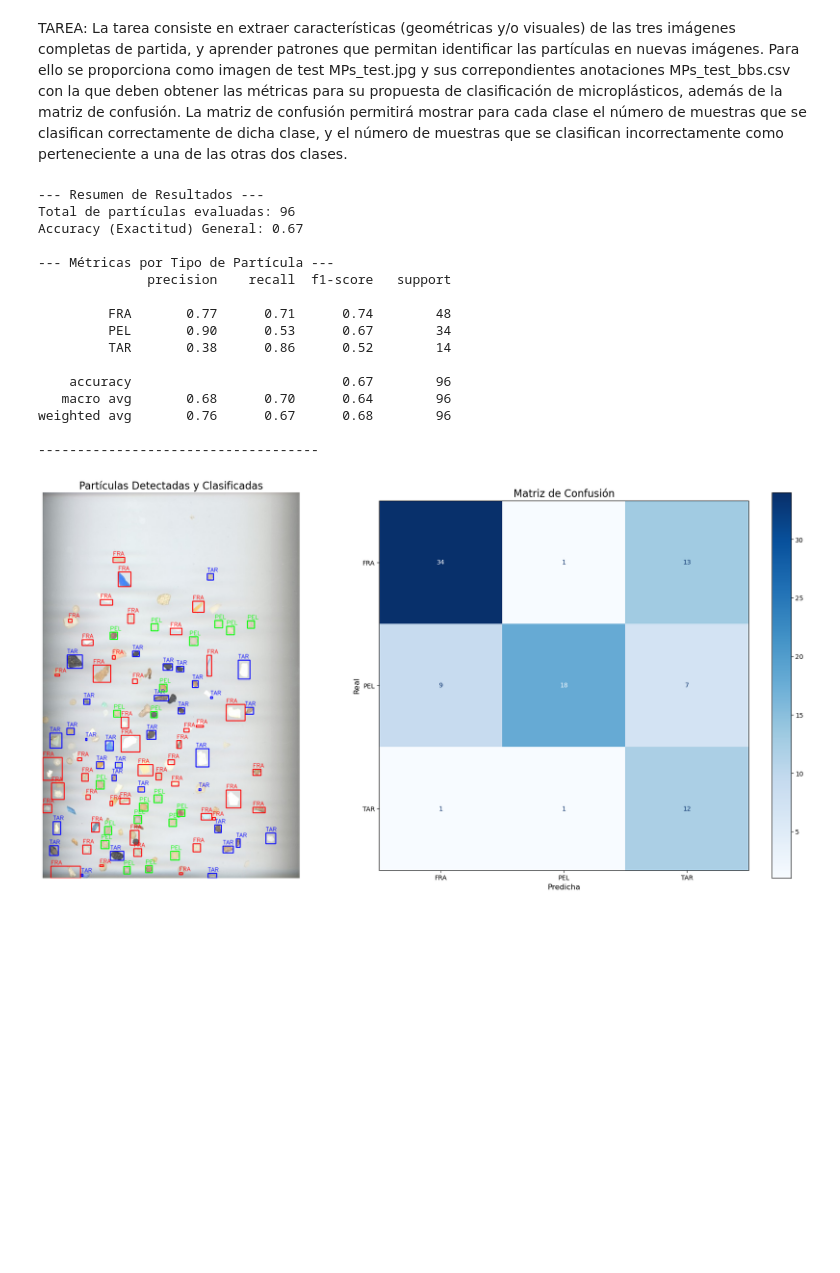
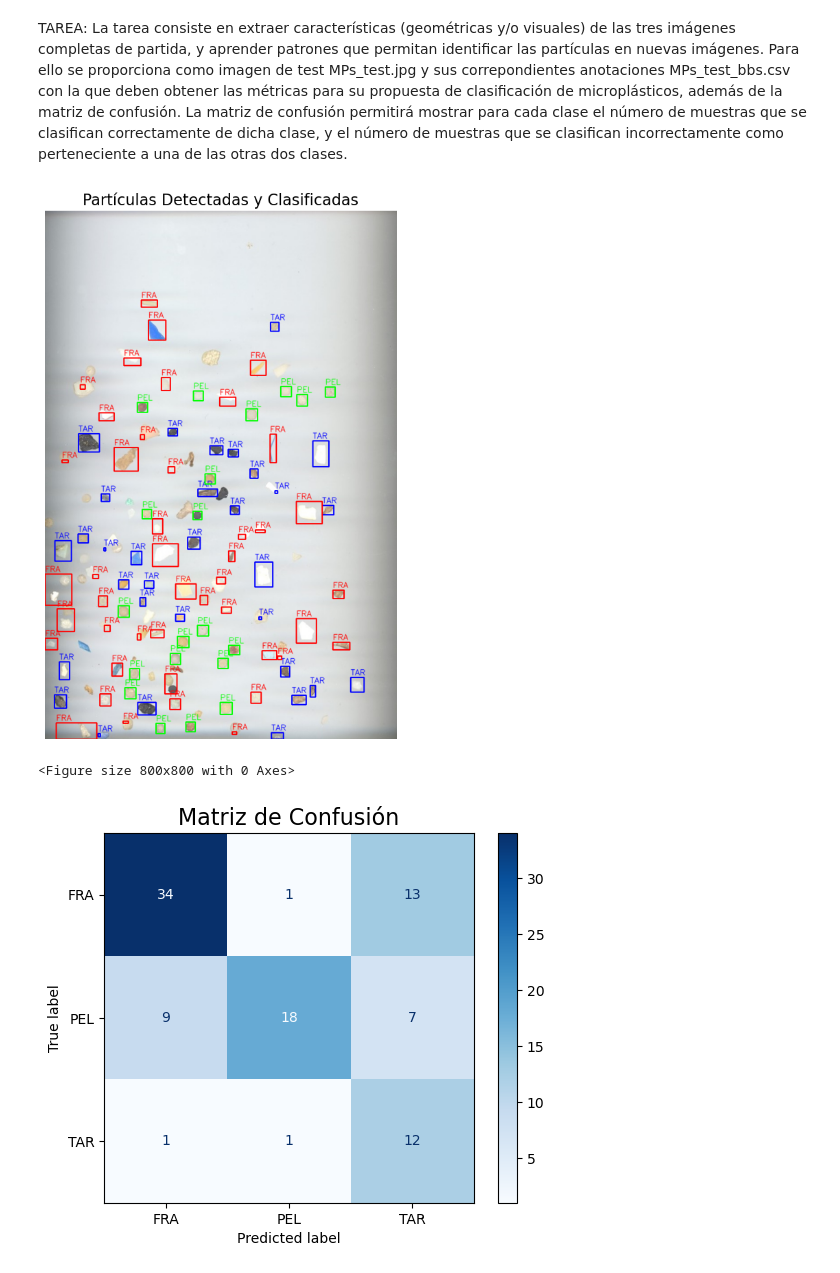
Before and after one commit to duniasr/VC, a Jupyter notebook: P3/practica3.ipynb, the cells around one changed output. Drawn from its saved outputs; the diff is of its cells as text; code cells hidden in the pictures; blank space fills up the shorter version.

Commit message:
Ej 2 del readme casi completo, nuevas imagenes y algún cambio en el código

```diff
--- a/P3/practica3.ipynb
+++ b/P3/practica3.ipynb
@@ -191,6 +191,7 @@ def get_features(image_path):
     img = cv2.imread(image_path, cv2.IMREAD_GRAYSCALE)
     if img is None: return []
 
+    # aplica filtro clahe para mejorar el contraste
     clahe = cv2.createCLAHE(clipLimit=2.0, tileGridSize=(8, 8))
     img_clahe = clahe.apply(img)
     blurred = cv2.GaussianBlur(img_clahe, (5, 5), 0) # elimina ruido
@@ -240,7 +241,7 @@ def analizar_caracteristicas_entrenamiento(training_data):
         particles = get_features(image_path)
         circularities = [p['circularity'] for p in particles]
         if circularities:
-            # si se encuentran partículas, se calcula la media y la guarda
+            # si se encuentran partículas, se calcula la circularidad media y la guarda
             stats[label] = {'mean_circularity': np.mean(circularities)}
     return stats
 
@@ -322,7 +323,10 @@ for index, row in annotations.iterrows():
         y_pred.append(predicted_label) # etiqueta predicha
 
         detected_and_classified_bboxes.append({
+            #'bounding box' (la caja delimitadora con coordenadas x, y, w, h)
             "bbox": best_match["bbox"],
+            # etiqueta de clase (ej. "FRA", "PEL") que el clasificador
+            # acaba de asignar a esta partícula
             "predicted_label": predicted_label
         })
 
@@ -337,58 +341,43 @@ for det in detected_and_classified_bboxes:
     cv2.rectangle(image_with_detections, (x, y), (x+w, y+h), color, 2)
     cv2.putText(image_with_detections, label, (x, y - 5),
                 cv2.FONT_HERSHEY_SIMPLEX, 0.6, color, 1, cv2.LINE_AA)
 
 # Convertir de BGR a RGB para mostrar con matplotlib
 image_with_detections_rgb = cv2.cvtColor(image_with_detections, cv2.COLOR_BGR2RGB)
 
 # Mostrar Matriz de Confusión y plots
 cm = confusion_matrix(y_true, y_pred, labels=class_names)
-fig, axes = plt.subplots(1, 2, figsize=(20, 9))
 
-# Primer subplot: Muestra la imagen con las detecciones dibujadas
-axes[0].imshow(image_with_detections_rgb)
-axes[0].set_title('Partículas Detectadas y Clasificadas', fontsize=16)
-axes[0].axis('off')
+# --- GRÁFICO 1: IMAGEN CON DETECCIONES ---
+plt.figure(figsize=(10, 10))
+plt.imshow(image_with_detections_rgb)
+plt.title('Partículas Detectadas y Clasificadas', fontsize=16)
+plt.axis('off')
 
-# Segundo subplot: Muestra la matriz de confusión
+# --- GRÁFICO 2: MATRIZ DE CONFUSIÓN ---
+plt.figure(figsize=(8, 8))
 disp = ConfusionMatrixDisplay(confusion_matrix=cm, display_labels=class_names)
-disp.plot(ax=axes[1], cmap=plt.cm.Blues)
-axes[1].set_title('Matriz de Confusión', fontsize=16)
-axes[1].set_xlabel('Predicha', fontsize=12)
-axes[1].set_ylabel('Real', fontsize=12)
+disp.plot(cmap=plt.cm.Blues)
+plt.title('Matriz de Confusión', fontsize=16)
 
-plt.tight_layout()
+plt.show()
 
 # --- SALIDAS DE TEXTO ---
 print("\n--- Resumen de Resultados ---")
 print(f"Total de partículas evaluadas: {len(y_true)}")
 
 # Calcula y muestra las métricas si se evaluó al menos una partícula
 if len(y_true) > 0:
     accuracy = accuracy_score(y_true, y_pred)
     report = classification_report(y_true, y_pred, labels=class_names)
 
     print(f"Accuracy (Exactitud) General: {accuracy:.2f}\n")
     print("--- Métricas por Tipo de Partícula ---")
     print(report)
     print("------------------------------------")
 
 plt.show()
 # %% [output]
+[figure, new version]
---- Resumen de Resultados ---
-Total de partículas evaluadas: 96
-Accuracy (Exactitud) General: 0.67
-
---- Métricas por Tipo de Partícula ---
-              precision    recall  f1-score   support
-
-         FRA       0.77      0.71      0.74        48
-         PEL       0.90      0.53      0.67        34
-         TAR       0.38      0.86      0.52        14
-
-    accuracy                           0.67        96
-   macro avg       0.68      0.70      0.64        96
-weighted avg       0.76      0.67      0.68        96
-
-------------------------------------
+<Figure size 800x800 with 0 Axes>
-[figure, old version]
+[figure, added]
```
Also changed, not shown: parts of 1 cell of this notebook, 3 other files.
